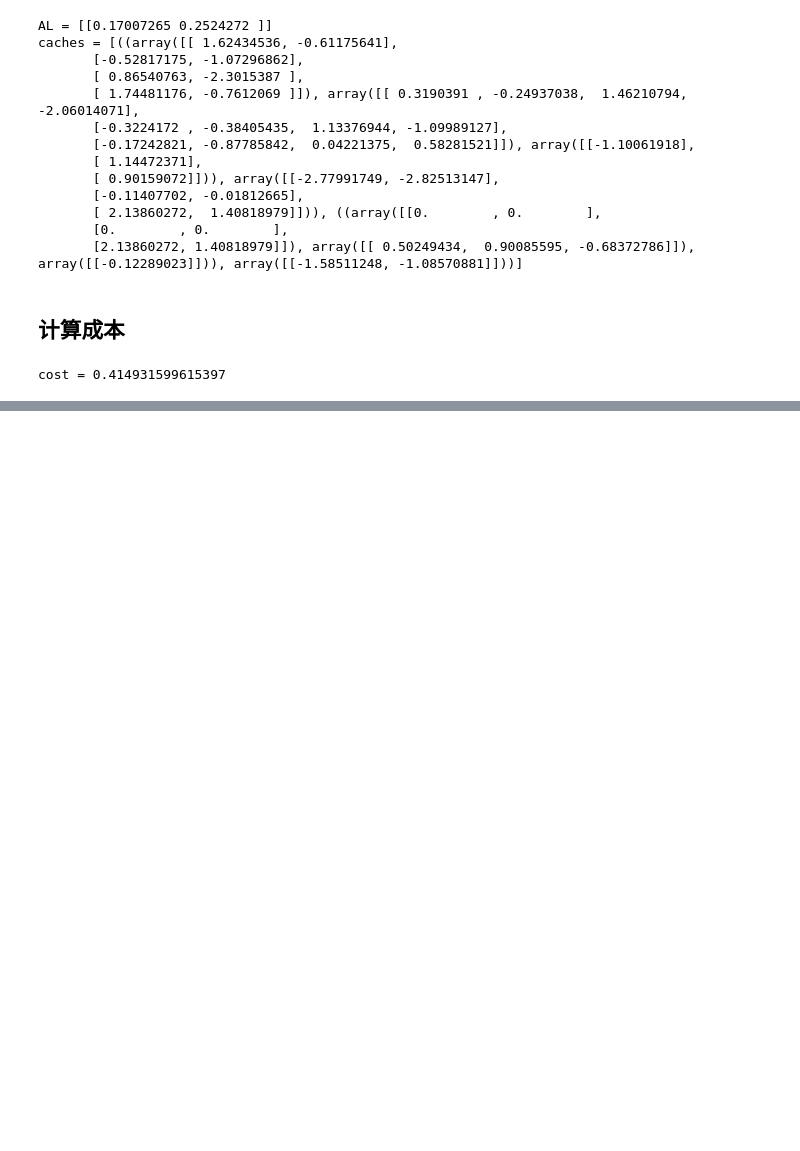
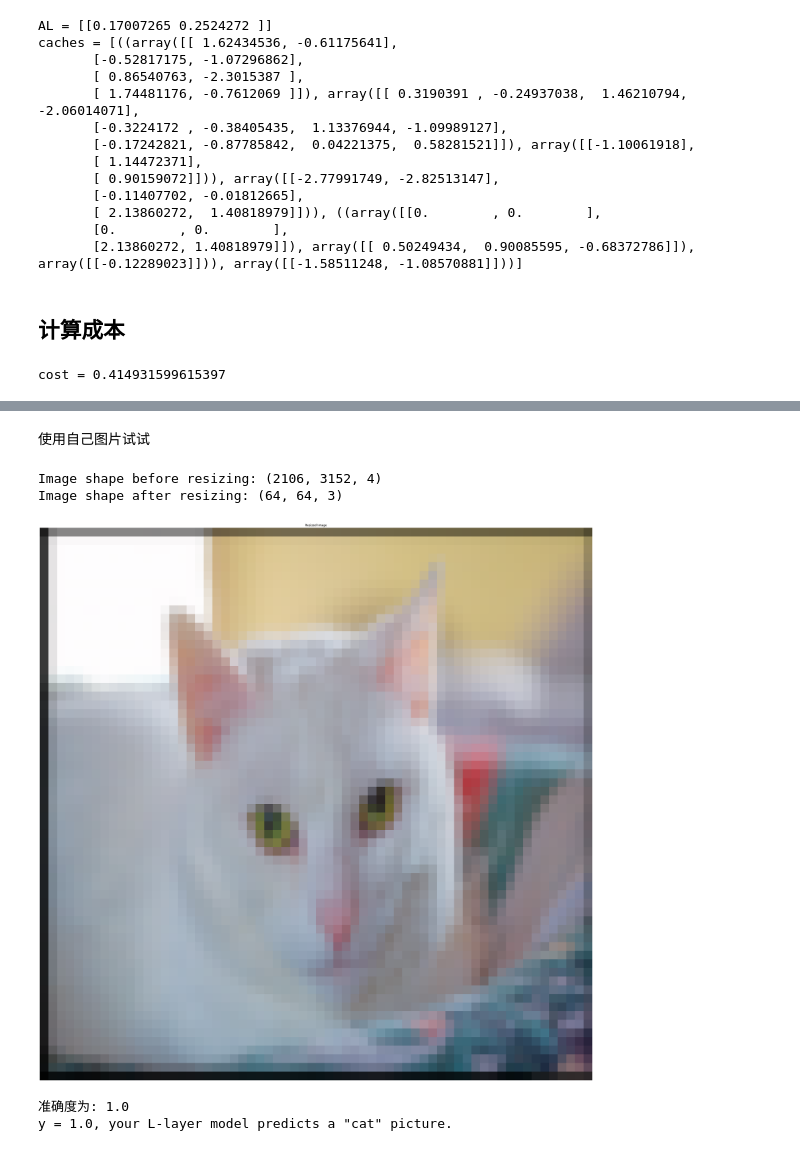
Before and after one commit to machao318927/DeepLearn_Wu, a Jupyter notebook: 第四周-一步步搭建多层神经网络以及应用.ipynb, the cells around one changed output, grey strips where cells are left out. Drawn from its saved outputs; the diff is of its cells as text; code cells hidden in the pictures; blank space fills up the shorter version.

```diff
--- a/第四周-一步步搭建多层神经网络以及应用.ipynb
+++ b/第四周-一步步搭建多层神经网络以及应用.ipynb
@@ -585,0 +1072,53 @@ cost = 0.414931599615397
+# %% [markdown]
+使用自己图片试试
+# %%
+import imageio.v2 as imageio  # 使用 imageio.v2.imread
+from skimage import transform
+import numpy as np
+import matplotlib.pyplot as plt
+
+## START CODE HERE ##
+my_image = "./img_15.jpg"  # change this to the name of your image file
+my_label_y = [1]  # the true class of your image (1 -> cat, 0 -> non-cat)
+## END CODE HERE ##
+
+# 读取图像
+try:
+    image = imageio.imread(my_image)
+except FileNotFoundError:
+    print(f"文件未找到: {my_image}")
+    raise
+
+# 检查图像尺寸
+print(f"Image shape before resizing: {image.shape}")
+
+# 如果图像有 4 个通道（RGBA），将其转换为 3 个通道（RGB）
+if image.shape[2] == 4:
+    image = image[:, :, :3]
+
+# 调整图像尺寸为 64x64
+image_resized = transform.resize(image, (64, 64))
+
+# 检查调整后的图像尺寸
+print(f"Image shape after resizing: {image_resized.shape}")
+
+# 显示调整后的图像
+plt.imshow(image_resized)
+plt.title("Resized Image")
+plt.axis('off')
+plt.show()
+
+# 重塑图像为 (12288, 1)
+my_image = image_resized.reshape((64*64*3, 1))
+
+# 进行预测
+my_predicted_image = predict(my_image, my_label_y, parameters)
+
+# 打印预测结果
+print("y = " + str(np.squeeze(my_predicted_image)) + ", your L-layer model predicts a \"" + classes[int(np.squeeze(my_predicted_image))].decode("utf-8") + "\" picture.")
+# %% [output]
+Image shape before resizing: (2106, 3152, 4)
+Image shape after resizing: (64, 64, 3)
+[figure, added]
+准确度为: 1.0
+y = 1.0, your L-layer model predicts a "cat" picture.
```
Also changed, not shown: parts of 29 cells of this notebook, 5 other files.
